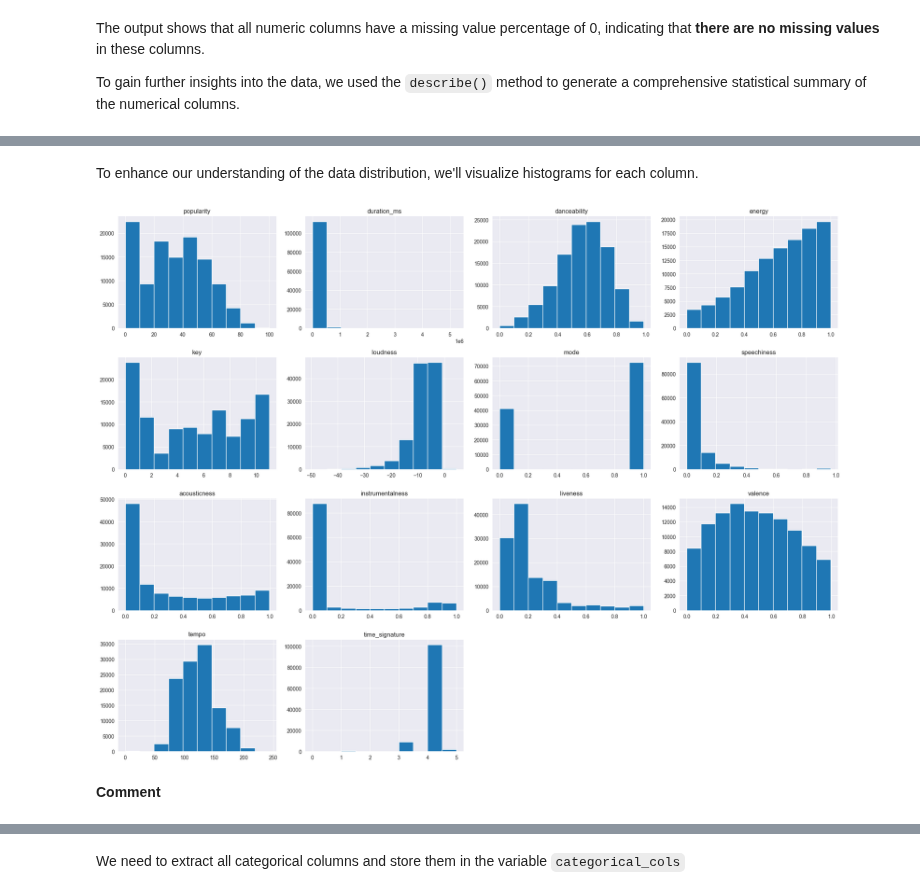
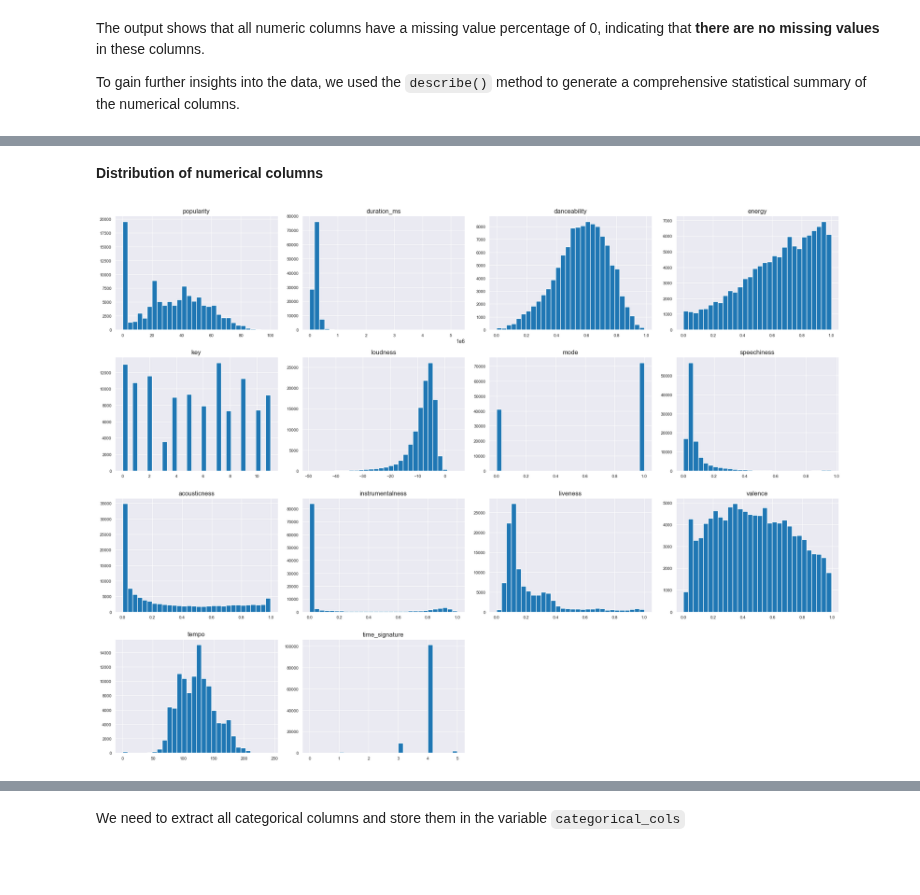
Before and after one commit to duongtruongbinh/Prog4DS_FinalProject, a Jupyter notebook: Data_Exploring-and-Preprocessing.ipynb, the cells around one changed output, grey strips where cells are left out. Saved outputs shown, nothing was run; the diff lists cells and outputs as text; code cells hidden in the pictures; blank space fills up the shorter version.

```diff
--- a/Data_Exploring-and-Preprocessing.ipynb
+++ b/Data_Exploring-and-Preprocessing.ipynb
@@ -234,14 +240,12 @@ numerical_cols.describe()
 | 50% | 35.000000 | 2.130000e+05 | 0.580000 | 0.685000 | 5.000000 | -6.997000 | 1.000000 | 0.048900 | 0.168000 | ... |
 | 75% | 50.000000 | 2.615878e+05 | 0.695000 | 0.854000 | 8.000000 | -5.001000 | 1.000000 | 0.084500 | 0.596000 | ... |
 | max | 100.000000 | 5.237295e+06 | 0.985000 | 1.000000 | 11.000000 | 4.532000 | 1.000000 | 0.965000 | 0.996000 | ... |
-# %% [markdown]
-To enhance our understanding of the data distribution, we'll visualize histograms for each column.
+# %% [markdown]
+**Distribution of numerical columns**
 # %%
 sns.set_style('darkgrid')
-numerical_cols.hist(figsize=(20,15))
+numerical_cols.hist(figsize=(20,15), bins=30, xlabelsize=8, ylabelsize=8)
 plt.tight_layout()
 plt.show()
 # %% [output]
-[figure, old version]
+[figure, new version]
-# %% [markdown]
-**Comment**
```
Also changed, not shown: parts of 40 cells of this notebook.
